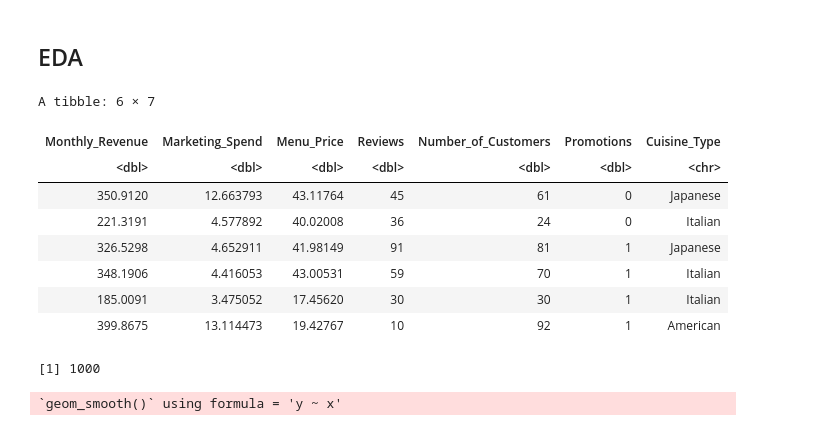
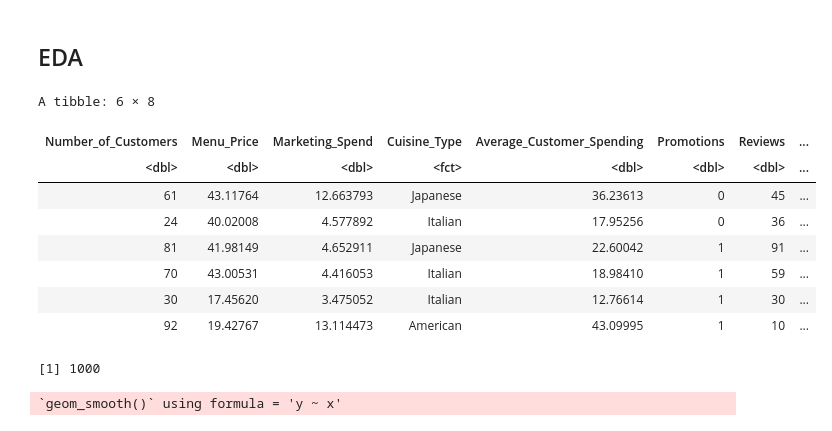
Before and after one commit to kevin-shiao/STAT-Project, a Jupyter notebook: STATProject.ipynb, the cells around one changed output. Saved outputs shown, nothing was run; the diff lists cells and outputs as text; code cells hidden in the pictures.

Commit message:
tidied data, loaded dataset

```diff
--- a/STATProject.ipynb
+++ b/STATProject.ipynb
@@ -61,0 +40,5 @@ A tibble: 6 × 8
+# %%
+#load the data
+url <- "https://raw.githubusercontent.com/evamaa/stat-301-restaurant-revenue/refs/heads/main/Restaurant_revenue%20(1).csv"
+restaurant <- read_csv(url)
+head(restaurant)
@@ -67,20 +68,21 @@ include a citation of its source
 include any information you have about data collection (e.g., observational vs experimental)
 # %% [markdown]
 ## EDA
-# %%
-restaurant_data <- df %>% select(Monthly_Revenue, Marketing_Spend, Menu_Price, Reviews, Number_of_Customers, Promotions, Cuisine_Type)
-head(restaurant_data)
-
-nrow(restaurant_data)
-# %% [output]
-A tibble: 6 × 7
-| Monthly_Revenue | Marketing_Spend | Menu_Price | Reviews | Number_of_Customers | Promotions | Cuisine_Type |
-| <dbl> | <dbl> | <dbl> | <dbl> | <dbl> | <dbl> | <chr> |
-| 350.9120 | 12.663793 | 43.11764 | 45 | 61 | 0 | Japanese |
-| 221.3191 | 4.577892 | 40.02008 | 36 | 24 | 0 | Italian |
-| 326.5298 | 4.652911 | 41.98149 | 91 | 81 | 1 | Japanese |
-| 348.1906 | 4.416053 | 43.00531 | 59 | 70 | 1 | Italian |
-| 185.0091 | 3.475052 | 17.45620 | 30 | 30 | 1 | Italian |
-| 399.8675 | 13.114473 | 19.42767 | 10 | 92 | 1 | American |
-[1] 1000
+# %%
+#tidy the data
+restaurant_data <- restaurant %>%
+    mutate(Cuisine_Type = as.factor(Cuisine_Type))
+head(restaurant_data)
+nrow(restaurant_data)
+# %% [output]
+A tibble: 6 × 8
+| Number_of_Customers | Menu_Price | Marketing_Spend | Cuisine_Type | Average_Customer_Spending | Promotions | Reviews | ... |
+| <dbl> | <dbl> | <dbl> | <fct> | <dbl> | <dbl> | <dbl> | ... |
+| 61 | 43.11764 | 12.663793 | Japanese | 36.23613 | 0 | 45 | ... |
+| 24 | 40.02008 | 4.577892 | Italian | 17.95256 | 0 | 36 | ... |
+| 81 | 41.98149 | 4.652911 | Japanese | 22.60042 | 1 | 91 | ... |
+| 70 | 43.00531 | 4.416053 | Italian | 18.98410 | 1 | 59 | ... |
+| 30 | 17.45620 | 3.475052 | Italian | 12.76614 | 1 | 30 | ... |
+| 92 | 19.42767 | 13.114473 | American | 43.09995 | 1 | 10 | ... |
+[1] 1000
 # %%
```
Also changed, not shown: parts of 6 cells of this notebook.
